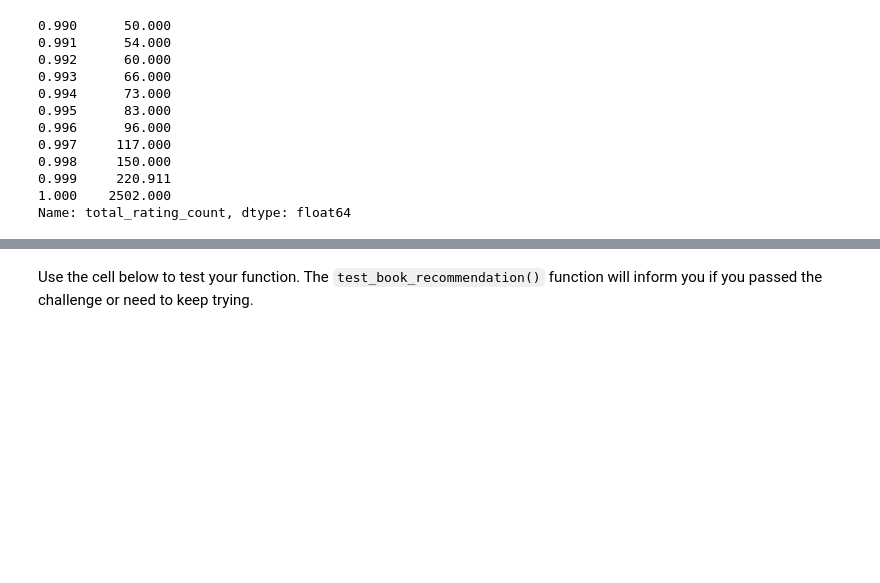
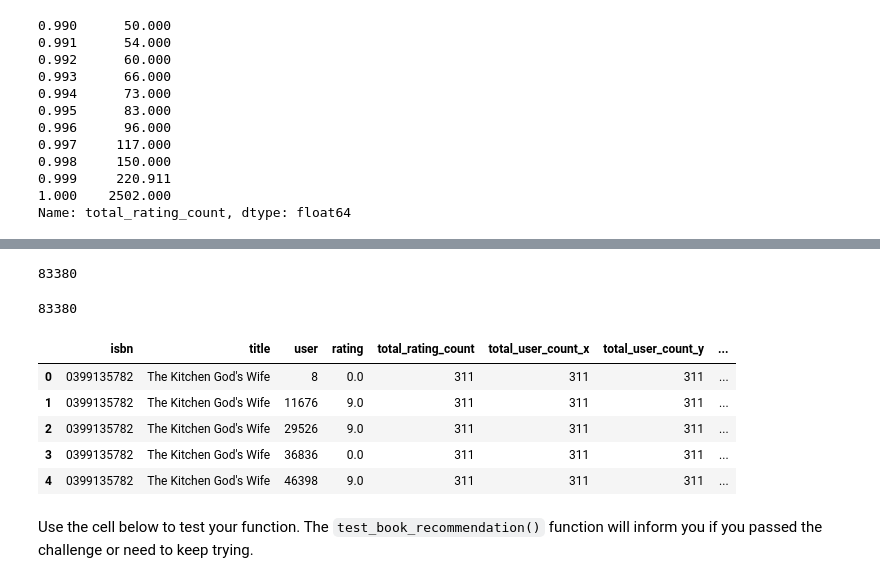
Before and after one commit to AJAkil/All-things-AI, a Jupyter notebook: Copy_of_fcc_book_recommendation_knn.ipynb, the cells around one changed output, grey strips where cells are left out. Cells and saved outputs as stored; diff of their text form; code cells hidden in the pictures; blank space fills up the shorter version.

Commit message:
Trying to merge total_user_rating dataframe and previously filtered dataframe

```diff
--- a/Copy_of_fcc_book_recommendation_knn.ipynb
+++ b/Copy_of_fcc_book_recommendation_knn.ipynb
@@ -196,5 +196,5 @@ So it seems that only a small portion of the data distribution has a higher numb
 # %%
-threshhold = 50
+threshhold = 100
 combined_new_df = combined_new_df[combined_new_df['total_rating_count'] >= threshhold]
 len(combined_new_df)
 # %% [output]
@@ -201,0 +228,28 @@ len(combined_new_df)
+# %%
+# we group by the booktilte and take total number of user ratings in account
+df_total_user = (combined_new_df.groupby(by=['title'])['user'].count().
+                   reset_index().
+                   rename(columns={'user':'total_user_count'})
+                   [['title','total_user_count']]
+                   )
+
+df_total_user['total_user_count'].unique().sum()
+# %% [output]
+83380
+# %%
+combined_new_df['total_rating_count'].unique().sum()
+# %% [output]
+83380
+# %%
+# We now combine this dataframe with our modified one
+combined_new_df = pd.merge(combined_new_df,
+                           df_total_user,
+                           on='title')
+combined_new_df.head()
+# %% [output]
+|  | isbn | title | user | rating | total_rating_count | total_user_count_x | total_user_count_y | ... |
+| 0 | 0399135782 | The Kitchen God's Wife | 8 | 0.0 | 311 | 311 | 311 | ... |
+| 1 | 0399135782 | The Kitchen God's Wife | 11676 | 9.0 | 311 | 311 | 311 | ... |
+| 2 | 0399135782 | The Kitchen God's Wife | 29526 | 9.0 | 311 | 311 | 311 | ... |
+| 3 | 0399135782 | The Kitchen God's Wife | 36836 | 0.0 | 311 | 311 | 311 | ... |
+| 4 | 0399135782 | The Kitchen God's Wife | 46398 | 9.0 | 311 | 311 | 311 | ... |
```
Also changed, not shown: parts of 5 cells of this notebook.
